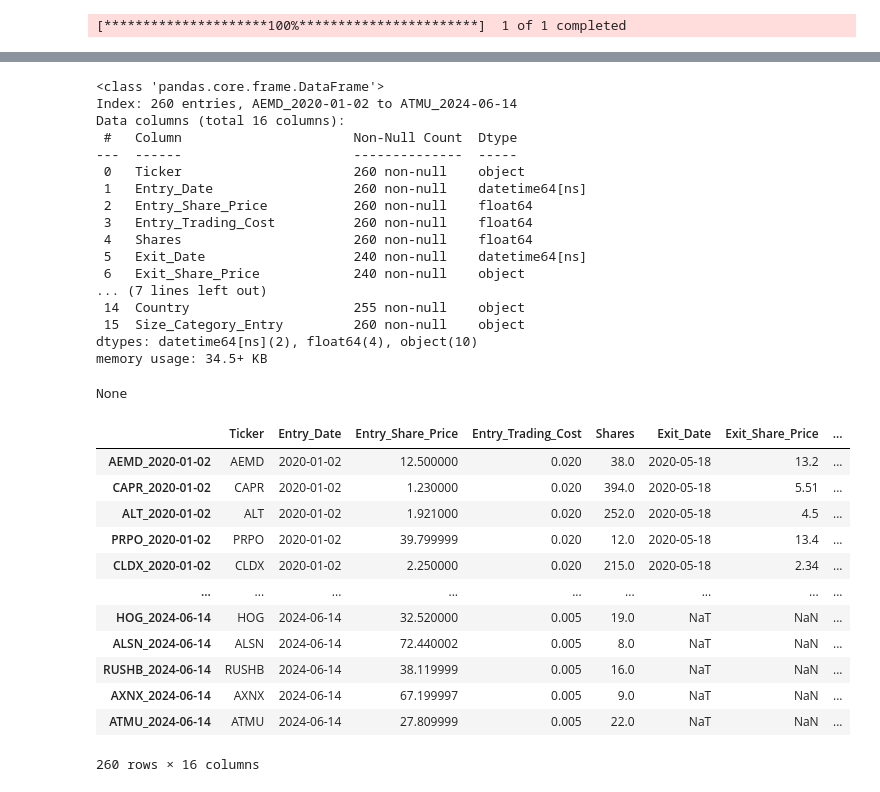
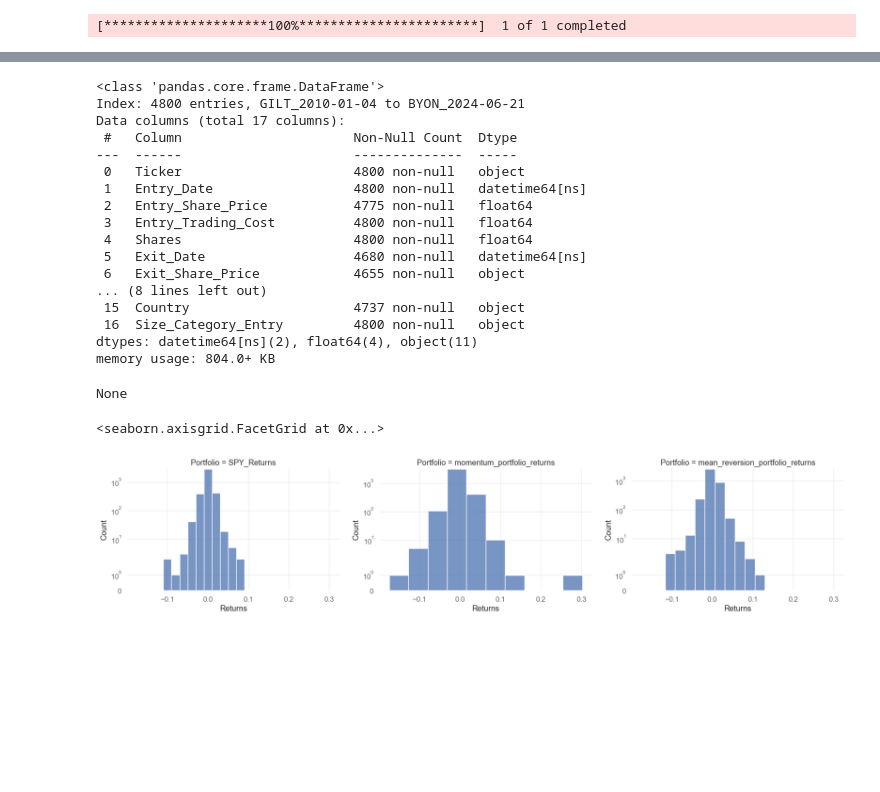
Before and after one commit to MatthewAdner/union_sif_quant_trading, a Jupyter notebook: backtesting/trading.ipynb, the cells around one changed output, grey strips where cells are left out. Saved outputs shown, nothing was run; the diff lists cells and outputs as text; code cells hidden in the pictures; blank space fills up the shorter version.

```diff
--- a/backtesting/trading.ipynb
+++ b/backtesting/trading.ipynb
@@ -715,4 +376,6 @@ display(sns.relplot(historical_performance_benchmark.loc[:,['Portfolio_Value','S
 # %%
-historical_performance_benchmark['Portfolio_Returns'] = historical_performance_benchmark['Portfolio_Value'].pct_change()
+historical_performance_benchmark['momentum_portfolio_returns'] = historical_performance_benchmark['momentum_portfolio'].pct_change()
+historical_performance_benchmark['mean_reversion_portfolio_returns'] = historical_performance_benchmark['mean_reversion_portfolio'].pct_change()
+
 historical_performance_benchmark['SPY_Returns'] = historical_performance_benchmark['SPY_Adj_Close'].pct_change()
-display(historical_performance_benchmark)
+# display(historical_performance_benchmark)
@@ -784,36 +403,32 @@ pd.concat([
 trading_history_obj.add_analytics()
 # %%
 display(trading_history_obj.trades.info())
-display(trading_history_obj.trades)
 # %% [output]
 <class 'pandas.core.frame.DataFrame'>
-Index: 260 entries, AEMD_2020-01-02 to ATMU_2024-06-14
-Data columns (total 16 columns):
+Index: 4800 entries, GILT_2010-01-04 to BYON_2024-06-21
+Data columns (total 17 columns):
  #   Column                      Non-Null Count  Dtype
 ---  ------                      --------------  -----
- 0   Ticker                      260 non-null    object
- 1   Entry_Date                  260 non-null    datetime64[ns]
- 2   Entry_Share_Price           260 non-null    float64
- 3   Entry_Trading_Cost          260 non-null    float64
- 4   Shares                      260 non-null    float64
- 5   Exit_Date                   240 non-null    datetime64[ns]
- 6   Exit_Share_Price            240 non-null    object
-... (7 lines left out)
- 14  Country                     255 non-null    object
- 15  Size_Category_Entry         260 non-null    object
-dtypes: datetime64[ns](2), float64(4), object(10)
-memory usage: 34.5+ KB
+ 0   Ticker                      4800 non-null   object
+ 1   Entry_Date                  4800 non-null   datetime64[ns]
+ 2   Entry_Share_Price           4775 non-null   float64
+ 3   Entry_Trading_Cost          4800 non-null   float64
+ 4   Shares                      4800 non-null   float64
+ 5   Exit_Date                   4680 non-null   datetime64[ns]
+ 6   Exit_Share_Price            4655 non-null   object
+... (8 lines left out)
+ 15  Country                     4737 non-null   object
+ 16  Size_Category_Entry         4800 non-null   object
+dtypes: datetime64[ns](2), float64(4), object(11)
+memory usage: 804.0+ KB
 None
-|  | Ticker | Entry_Date | Entry_Share_Price | Entry_Trading_Cost | Shares | Exit_Date | Exit_Share_Price | ... |
-| AEMD_2020-01-02 | AEMD | 2020-01-02 | 12.500000 | 0.020 | 38.0 | 2020-05-18 | 13.2 | ... |
-| CAPR_2020-01-02 | CAPR | 2020-01-02 | 1.230000 | 0.020 | 394.0 | 2020-05-18 | 5.51 | ... |
-| ALT_2020-01-02 | ALT | 2020-01-02 | 1.921000 | 0.020 | 252.0 | 2020-05-18 | 4.5 | ... |
-| PRPO_2020-01-02 | PRPO | 2020-01-02 | 39.799999 | 0.020 | 12.0 | 2020-05-18 | 13.4 | ... |
-| CLDX_2020-01-02 | CLDX | 2020-01-02 | 2.250000 | 0.020 | 215.0 | 2020-05-18 | 2.34 | ... |
-| ... | ... | ... | ... | ... | ... | ... | ... | ... |
-| HOG_2024-06-14 | HOG | 2024-06-14 | 32.520000 | 0.005 | 19.0 | NaT | NaN | ... |
-| ALSN_2024-06-14 | ALSN | 2024-06-14 | 72.440002 | 0.005 | 8.0 | NaT | NaN | ... |
-| RUSHB_2024-06-14 | RUSHB | 2024-06-14 | 38.119999 | 0.005 | 16.0 | NaT | NaN | ... |
-| AXNX_2024-06-14 | AXNX | 2024-06-14 | 67.199997 | 0.005 | 9.0 | NaT | NaN | ... |
-| ATMU_2024-06-14 | ATMU | 2024-06-14 | 27.809999 | 0.005 | 22.0 | NaT | NaN | ... |
-260 rows × 16 columns
+# %%
+historical_performance_benchmark_just_returns = historical_performance_benchmark.loc[:,['SPY_Returns','momentum_portfolio_returns','mean_reversion_portfolio_returns']]
+# %%
+# return daily return frequency
+g = sns.FacetGrid(historical_performance_benchmark_just_returns.melt(var_name='Portfolio',value_name='Returns'), col="Portfolio", sharey=False, height=4, aspect=1.5)
+g.map(sns.histplot, "Returns", bins=10)
+g.set(yscale='symlog')
+# %% [output]
+<seaborn.axisgrid.FacetGrid at 0x...>
+[figure, added]
```
Also changed, not shown: parts of 48 cells of this notebook, 5 other files.
